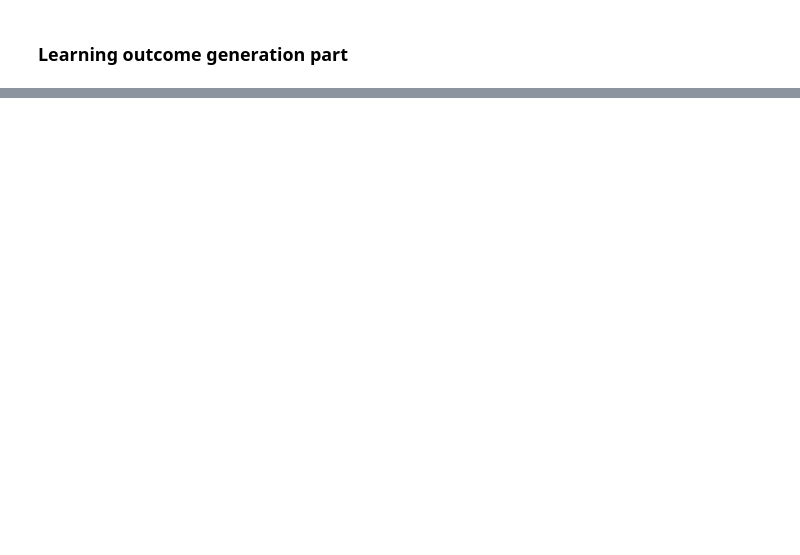
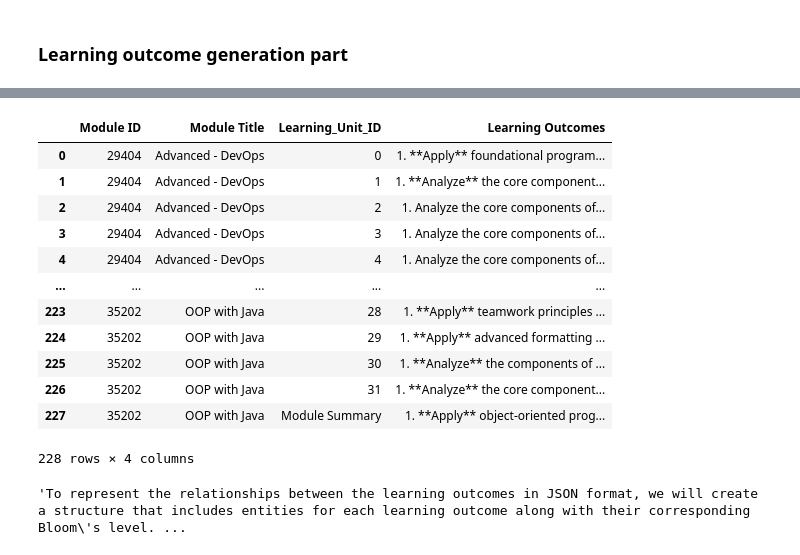
Before and after one commit to SandorSeres/AIAgents, a Jupyter notebook: src/data.ipynb, the cells around one changed output, grey strips where cells are left out. Saved outputs shown, nothing was run; the diff lists cells and outputs as text; code cells hidden in the pictures; blank space fills up the shorter version.

```diff
--- a/src/data.ipynb
+++ b/src/data.ipynb
@@ -417,2 +431,18 @@ outcome_df = process_modules_for_outcomes(all)
+# %%
+outcome_df
+# %% [output]
+|  | Module ID | Module Title | Learning_Unit_ID | Learning Outcomes |
+| 0 | 29404 | Advanced - DevOps | 0 | 1. **Apply** foundational program... |
+| 1 | 29404 | Advanced - DevOps | 1 | 1. **Analyze** the core component... |
+| 2 | 29404 | Advanced - DevOps | 2 | 1. Analyze the core components of... |
+| 3 | 29404 | Advanced - DevOps | 3 | 1. Analyze the core components of... |
+| 4 | 29404 | Advanced - DevOps | 4 | 1. Analyze the core components of... |
+| ... | ... | ... | ... | ... |
+| 223 | 35202 | OOP with Java | 28 | 1. **Apply** teamwork principles ... |
+| 224 | 35202 | OOP with Java | 29 | 1. **Apply** advanced formatting ... |
+| 225 | 35202 | OOP with Java | 30 | 1. **Analyze** the components of ... |
+| 226 | 35202 | OOP with Java | 31 | 1. **Analyze** the core component... |
+| 227 | 35202 | OOP with Java | Module Summary | 1. **Apply** object-oriented prog... |
+228 rows × 4 columns
 # %%
 outcome_df.to_csv("outcomes.csv", index=False)
@@ -418,0 +463,4 @@ outcome_df.to_csv("outcomes.csv", index=False)
+# %%
+response
+# %% [output]
+'To represent the relationships between the learning outcomes in JSON format, we will create a structure that includes entities for each learning outcome along with their corresponding Bloom\'s level. ...
```
Also changed, not shown: parts of 5 cells of this notebook, 8 other files.
